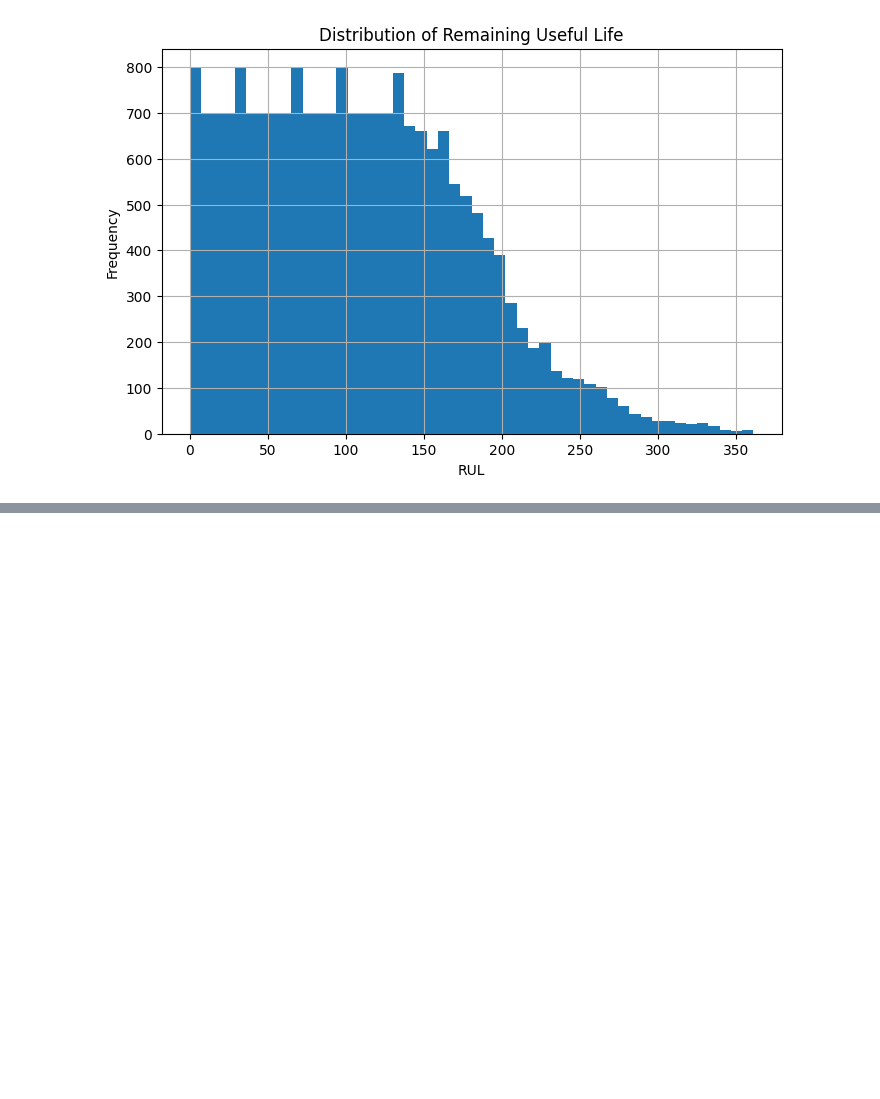
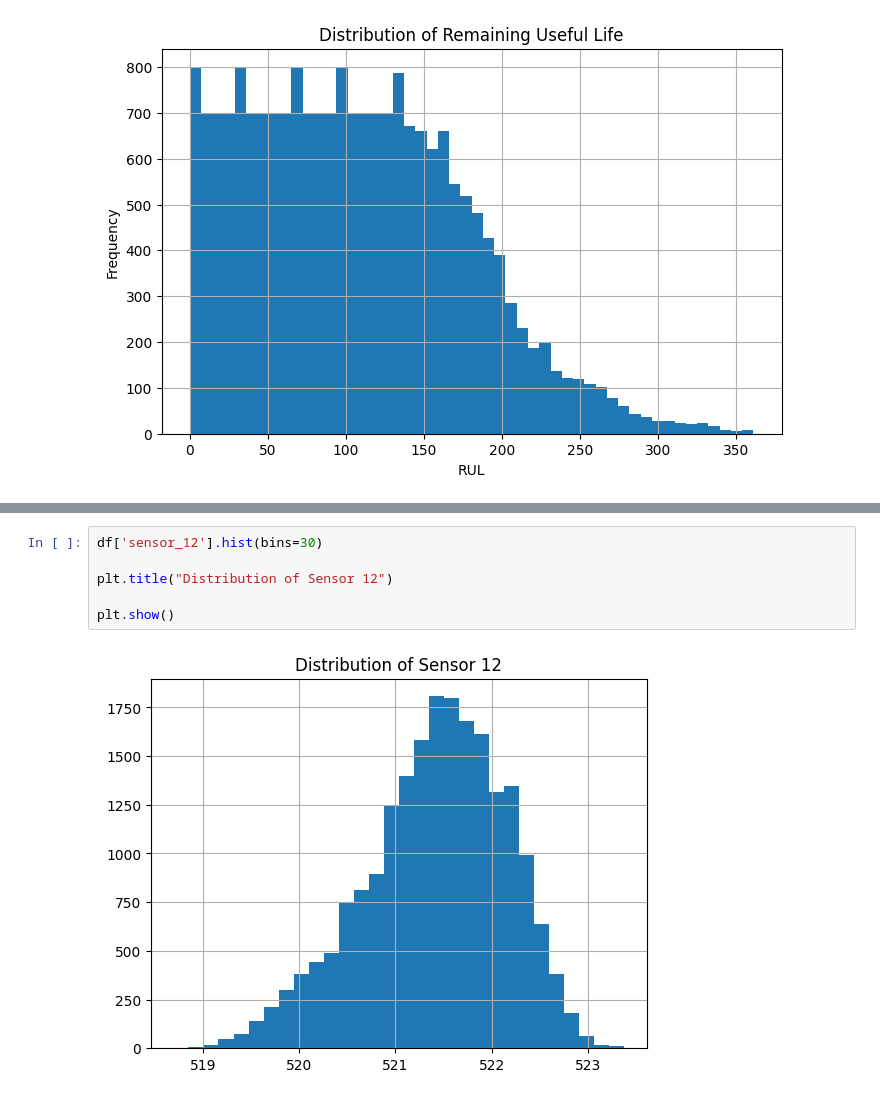
Before and after one commit to Sanil-JR/Predictive-Maintenance-System, a Jupyter notebook: notebooks/Predictive_Maintenance.ipynb, the cells around one changed output, grey strips where cells are left out. Saved outputs shown, nothing was run; the diff lists cells and outputs as text; blank space fills up the shorter version.

```diff
--- a/notebooks/Predictive_Maintenance.ipynb
+++ b/notebooks/Predictive_Maintenance.ipynb
@@ -141,0 +234,8 @@ plt.show()
+# %%
+df['sensor_12'].hist(bins=30)
+
+plt.title("Distribution of Sensor 12")
+
+plt.show()
+# %% [output]
+[figure, added]
```
Also changed, not shown: parts of 17 cells of this notebook.
